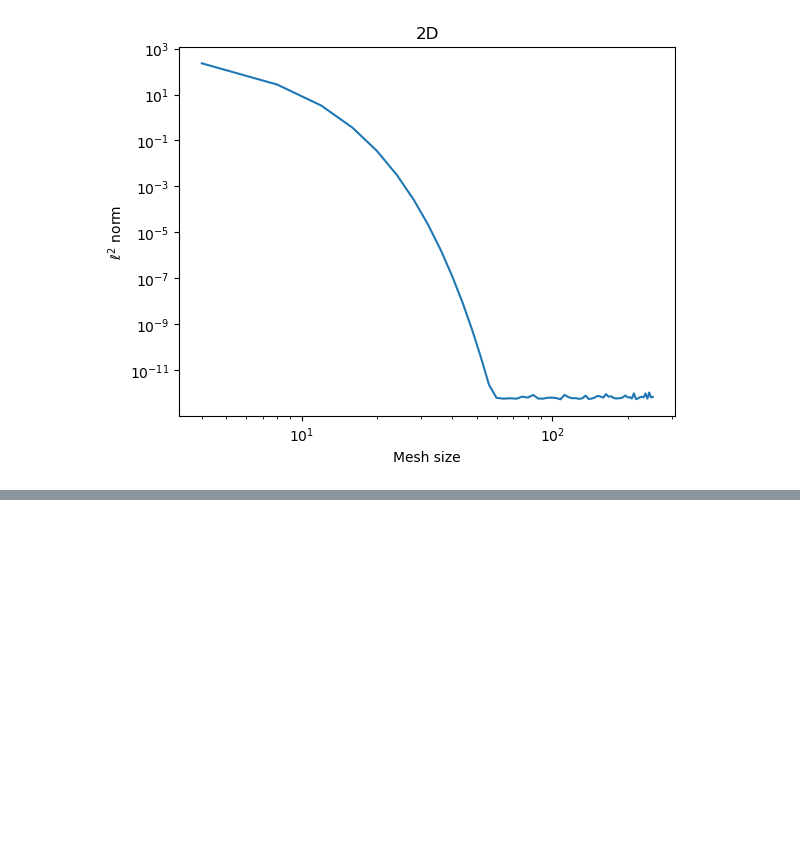
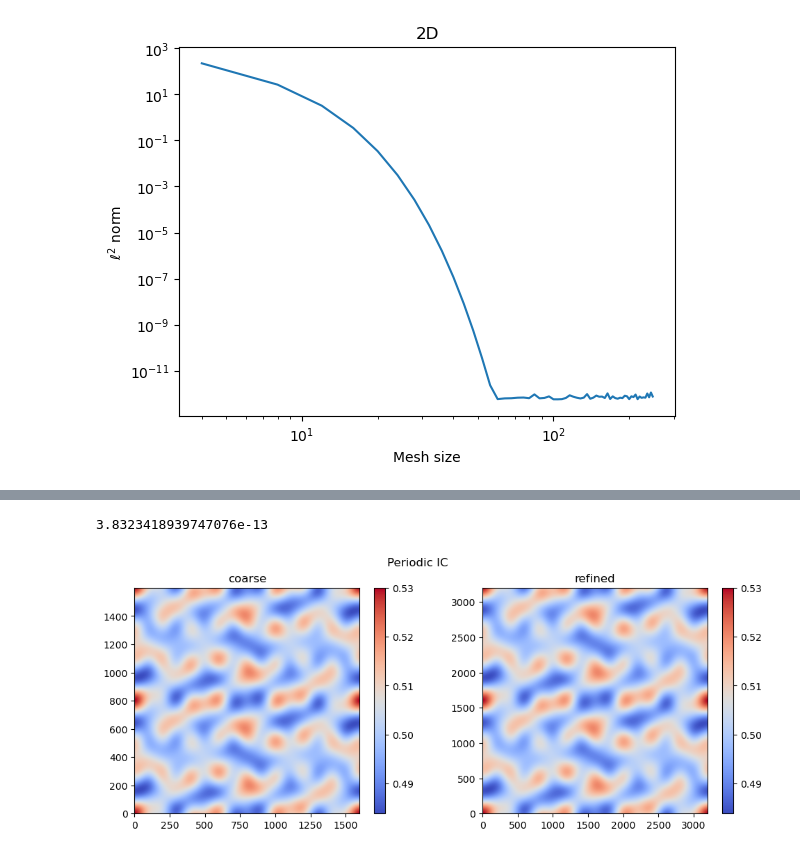
Before and after one commit to tkphd/pfhub-bm1-variations, a Jupyter notebook: fourier-interpolation.ipynb, the cells around one changed output, grey strips where cells are left out. Saved outputs shown, nothing was run; the diff lists cells and outputs as text; code cells hidden in the pictures; blank space fills up the shorter version.

```diff
--- a/fourier-interpolation.ipynb
+++ b/fourier-interpolation.ipynb
@@ -211,0 +271,16 @@ plt.ylabel("$\ell^2$ norm");
+# %%
+# periodic cosine coefficients
+Ap = np.pi / Lx * np.array([6.0, 8.0, 2.0, 4.0])
+Bp = np.pi / Lx * np.array([8.0, 6.0, 10., 2.0])
+
+ic_peri = lambda x, y: ζ + ϵ * ripples(x, y, Ap, Bp)
+
+cfp = ic_peri(Xf, Yf)
+ccp = ic_peri(Xc, Yc)
+ufp = interp2D(ccp, Nf)
+print(np.linalg.norm(cfp - ufp))
+
+side_by_side("Periodic IC", ccp, ufp)
+# %% [output]
+3.8323418939747076e-13
+[figure, added]
```
Also changed, not shown: parts of 16 cells of this notebook, 5 other files.
